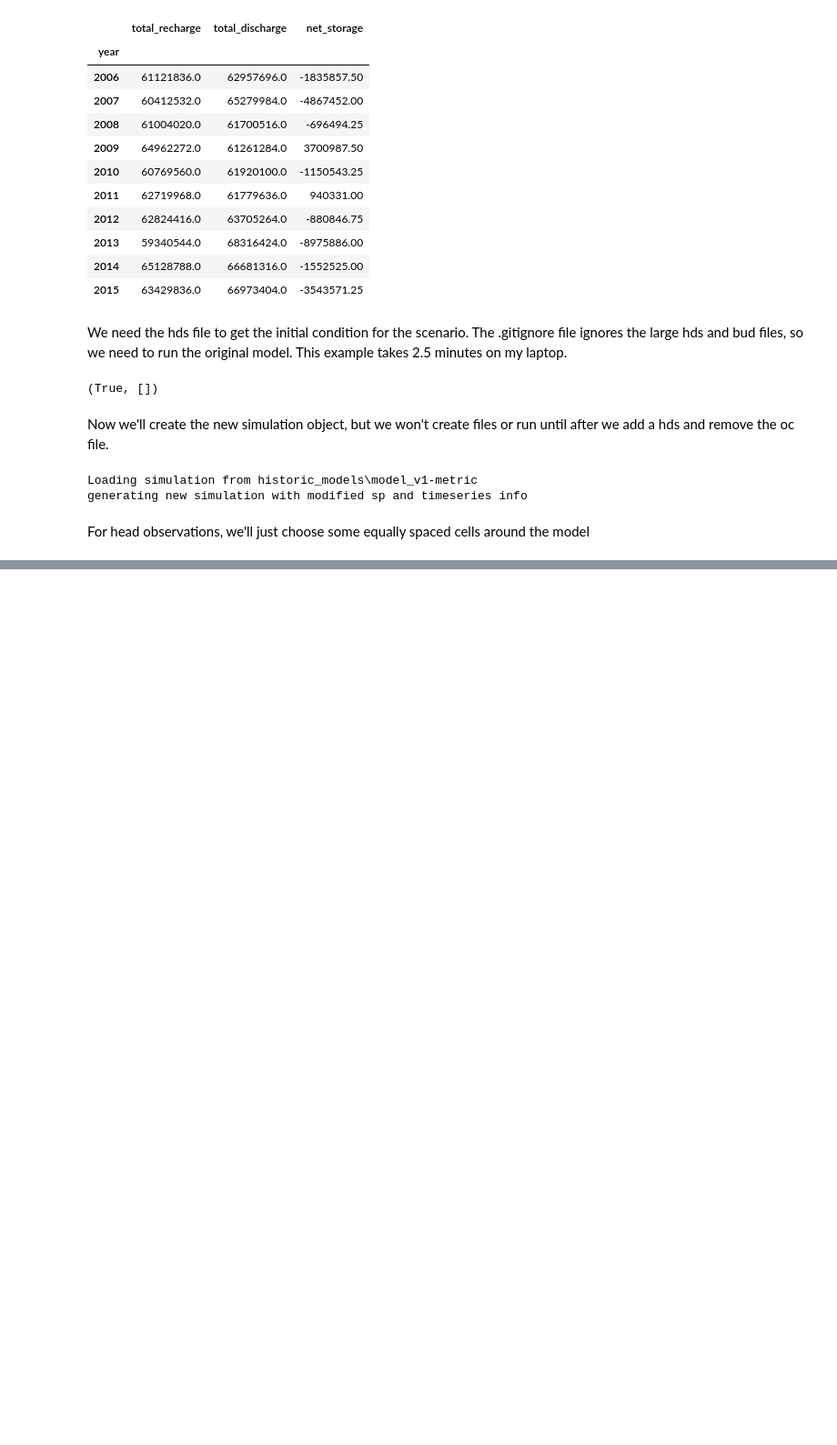
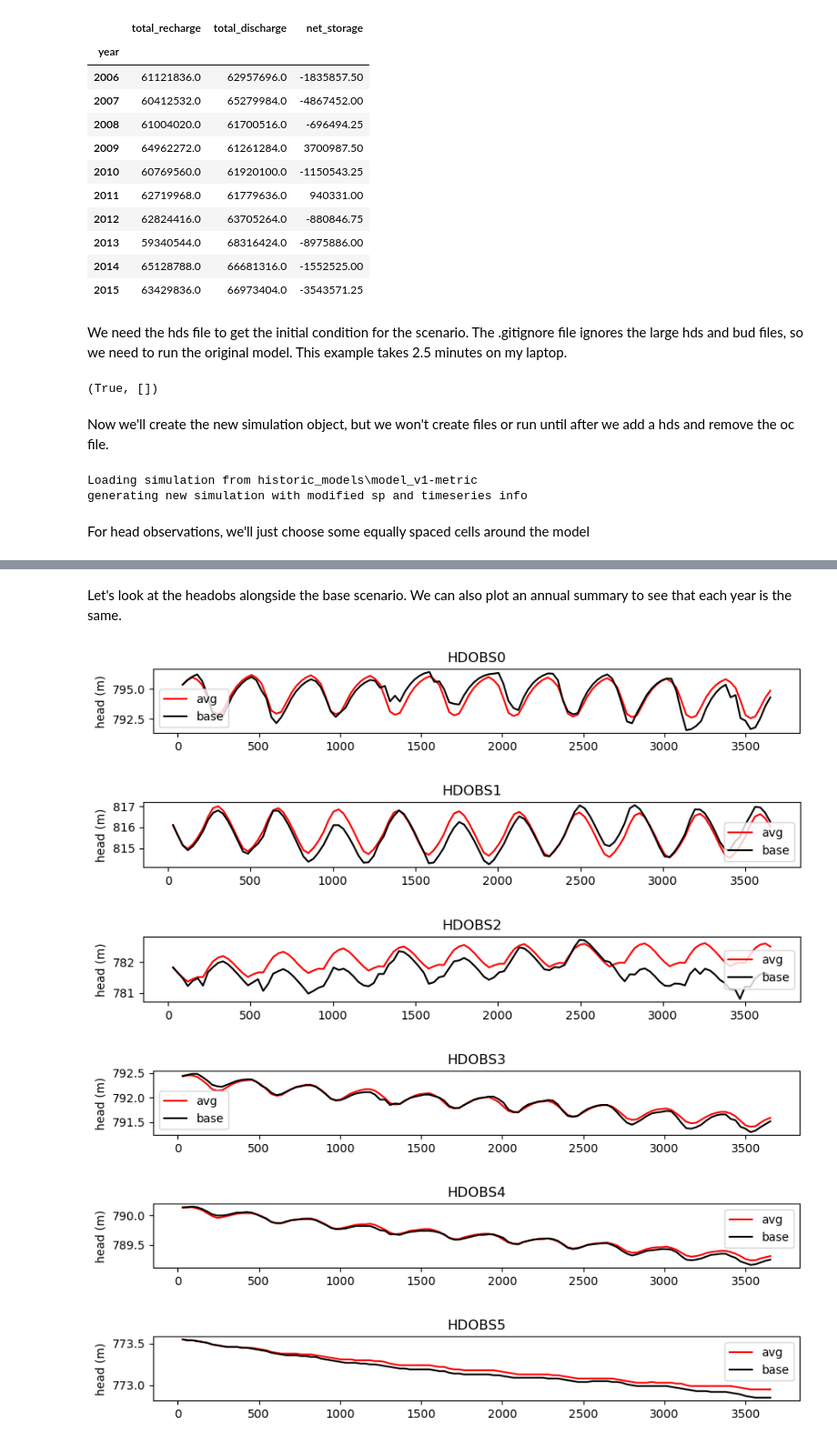
Before and after one commit to shundt/mfmodify, a Jupyter notebook: examples/example-scenario_ensemble.ipynb, the cells around one changed output, grey strips where cells are left out. Shown at 91% size. Drawn from its saved outputs; the diff is of its cells as text; code cells hidden in the pictures; blank space fills up the shorter version.

Commit message:
finished scenario example

```diff
--- a/examples/example-scenario_ensemble.ipynb
+++ b/examples/example-scenario_ensemble.ipynb
@@ -111,0 +203,20 @@ obs_cells = get_spaced_cells(cells_df, 6)
+# %%
+# Create a list of list of tuples to define the year weights.
+# Each inner list is a simulation year. The tuples in the list contain a year
+# and the relative weight of that year. All the years in the tuples for an inner
+# list item will be combined to create the inputs for that simulation year.
+scen_years_and_weights = [[(yr, 1) for yr in scen_years_base]]*n_years
+# create scenario object
+sim_ws_scenavg = os.path.join(scenario_dir, f'base-avg_last_{n_years}_years')
+sim_scenavg = scenario_from_weighted_mean_of_years(
+    sim_ws_orig,
+    scen_years_and_weights,
+    ic_mon_year,
+    new_sim_ws=sim_ws_scenavg
+)
+gwf_scenavg = sim_scenavg.get_model()
+# add headobs using the hdobs continuous already made above
+_ = add_new_hdobs(gwf_scenavg, hdobs_continuous)
+# write and run
+sim_scenavg.write_simulation()
+sim_scenavg.run_simulation()
@@ -111,0 +242,22 @@ obs_cells = get_spaced_cells(cells_df, 6)
+# %% [markdown]
+Let's look at the headobs alongside the base scenario. We can also plot an annual
+summary to see that each year is the same.
+# %%
+# Load headobs and plot with base
+hdobs_out = os.path.join(sim_ws_scenavg, 'hdobs.csv')
+hdobs_avg_df = pd.read_csv(hdobs_out).set_index('time')
+# plot
+for obsnm in hdobs_avg_df.columns:
+    fig,ax = plt.subplots(1,1,figsize=(10,1))
+    hdobs_avg_df.loc[:, obsnm].plot(ax=ax, color='red', label='avg')
+    hdobs_base_df.loc[:, obsnm].plot(ax=ax, title=obsnm, color='black', label='base')
+    ax.set_xlabel('')
+    ax.set_ylabel('head (m)')
+    ax.legend()
+# %% [output]
+[figure, added]
+[figure, added]
+[figure, added]
+[figure, added]
+[figure, added]
+[figure, added]
```
Also changed, not shown: parts of 24 cells of this notebook, 3 other files.
